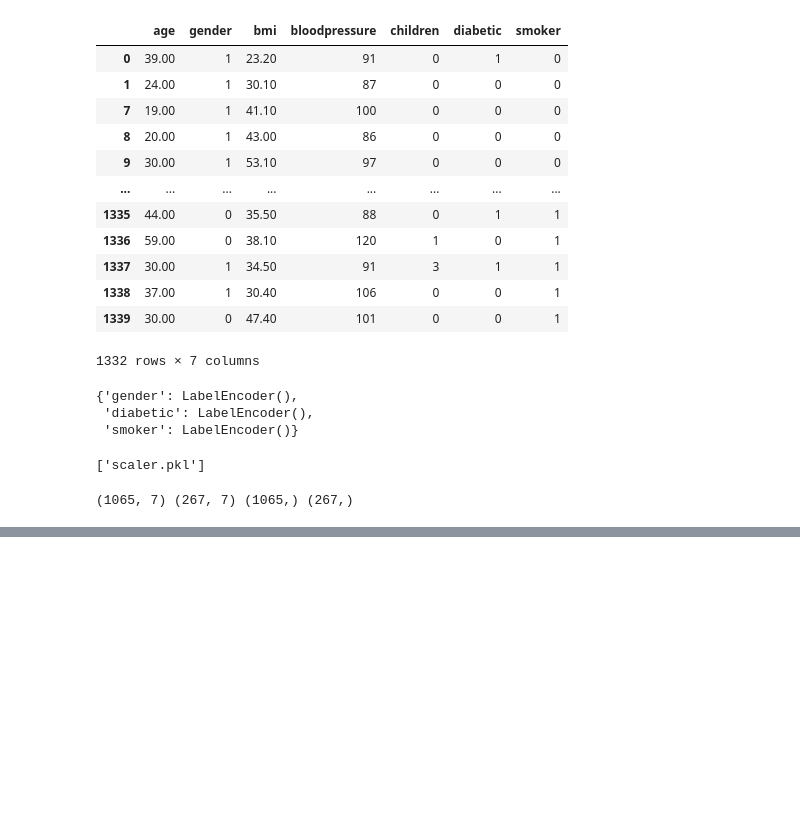
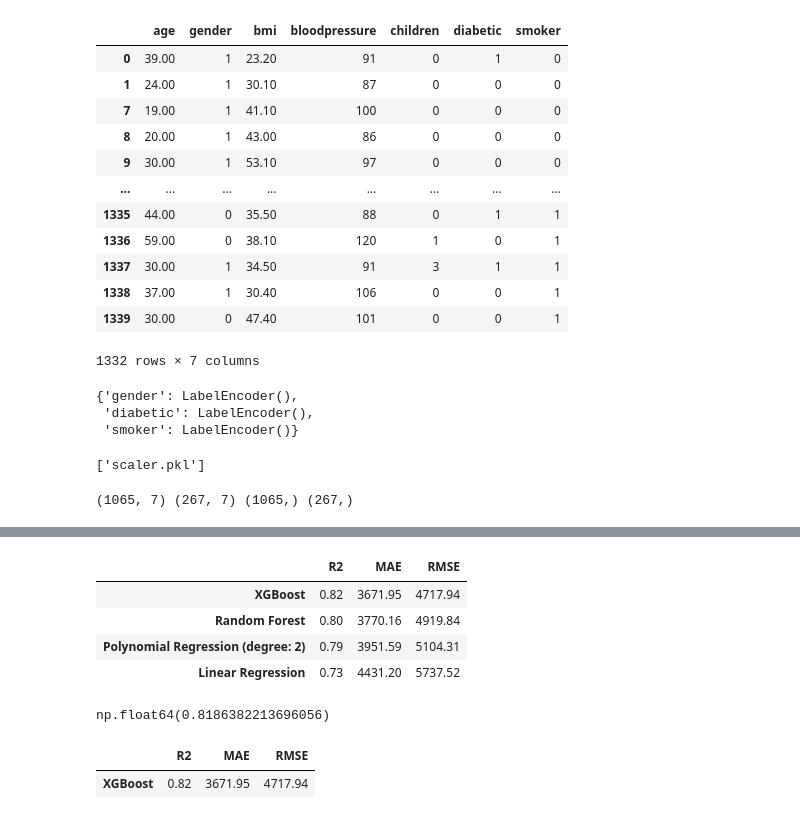
Before and after one commit to Arunpurohit1766/Health-Insurance-Cost-Prediction, a Jupyter notebook: health_insurance_cost.ipynb, the cells around one changed output, grey strips where cells are left out. Saved outputs shown, nothing was run; the diff lists cells and outputs as text; code cells hidden in the pictures; blank space fills up the shorter version.

Commit message:
Selecting Best Model and Model Training

```diff
--- a/health_insurance_cost.ipynb
+++ b/health_insurance_cost.ipynb
@@ -305,0 +321,7 @@ print(X_train.shape, X_test.shape, y_train.shape, y_test.shape)
+# %%
+results = {}
+# %%
+lr = LinearRegression()
+lr.fit(X_train, y_train)
+results['Linear Regression'] = evaluate_model(lr, X_train, y_train, X_test, y_test)
+print("Linear Regression Results:", results['Linear Regression'])
@@ -305,0 +353,15 @@ print(X_train.shape, X_test.shape, y_train.shape, y_test.shape)
+# %%
+rf = RandomForestRegressor()
+
+rf_parameters = {
+    "n_estimators": [100, 200],
+    "max_depth": [None, 10, 20],
+    "min_samples_split": [2, 5],
+    "min_samples_leaf": [1, 2]
+}
+
+rf_grid = GridSearchCV(rf, rf_parameters, cv = 3, scoring = 'r2', n_jobs = -1, verbose = 0)
+rf_grid.fit(X_train, y_train)
+best_rf_model = rf_grid.best_estimator_
+results['Random Forest'] = evaluate_model(best_rf_model, X_train, y_train, X_test, y_test)
+print("Random Forest Results:", results['Random Forest'])
@@ -305,0 +370,15 @@ print(X_train.shape, X_test.shape, y_train.shape, y_test.shape)
+# %%
+xgb = XGBRegressor(objective='reg:squarederror')
+xgb_parameters = {
+    "n_estimators": [100, 200],
+    "max_depth": [3, 5, 7],
+    "learning_rate": [0.01, 0.05, 0.1],
+    "subsample": [0.8, 1.0]
+}
+
+xgb_grid = GridSearchCV(xgb, xgb_parameters, cv = 3, scoring = 'r2', n_jobs = -1, verbose = 0)
+xgb_grid.fit(X_train, y_train)
+best_xgb_model = xgb_grid.best_estimator_
+
+results['XGBoost'] = evaluate_model(best_xgb_model, X_train, y_train, X_test, y_test)
+print("XGBoost Results:", results['XGBoost'])
@@ -305,0 +402,9 @@ print(X_train.shape, X_test.shape, y_train.shape, y_test.shape)
+# %%
+results_df = pd.DataFrame(results).T.sort_values(by = 'R2', ascending = False)
+results_df
+# %% [output]
+|  | R2 | MAE | RMSE |
+| XGBoost | 0.82 | 3671.95 | 4717.94 |
+| Random Forest | 0.80 | 3770.16 | 4919.84 |
+| Polynomial Regression (degree: 2) | 0.79 | 3951.59 | 5104.31 |
+| Linear Regression | 0.73 | 4431.20 | 5737.52 |
@@ -305,0 +418,11 @@ print(X_train.shape, X_test.shape, y_train.shape, y_test.shape)
+# %%
+best_r2 = results_df['R2'].max()
+best_r2
+# %% [output]
+np.float64(0.8186382213696056)
+# %%
+top_model = results_df[results_df['R2'] == best_r2]
+top_model
+# %% [output]
+|  | R2 | MAE | RMSE |
+| XGBoost | 0.82 | 3671.95 | 4717.94 |
```
Also changed, not shown: parts of 14 cells of this notebook, 2 other files.
